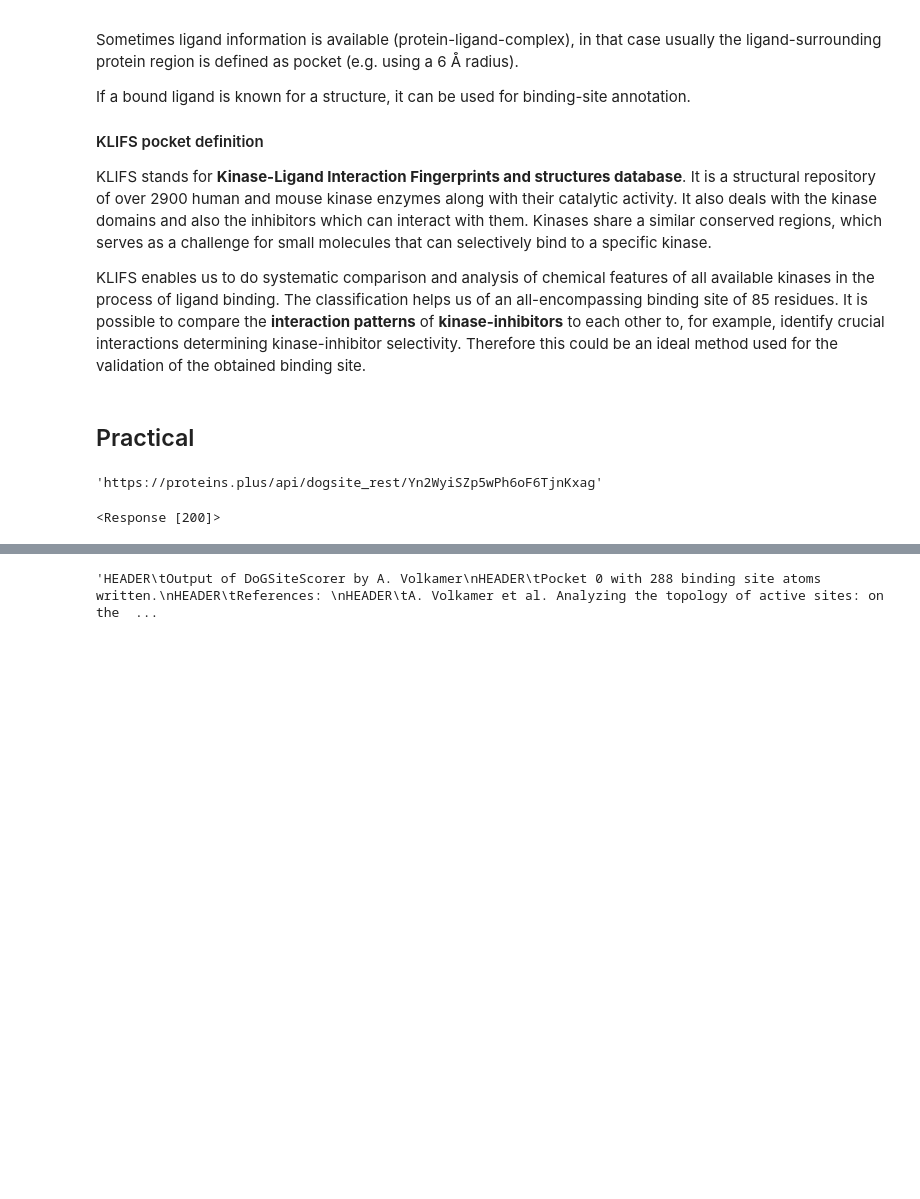
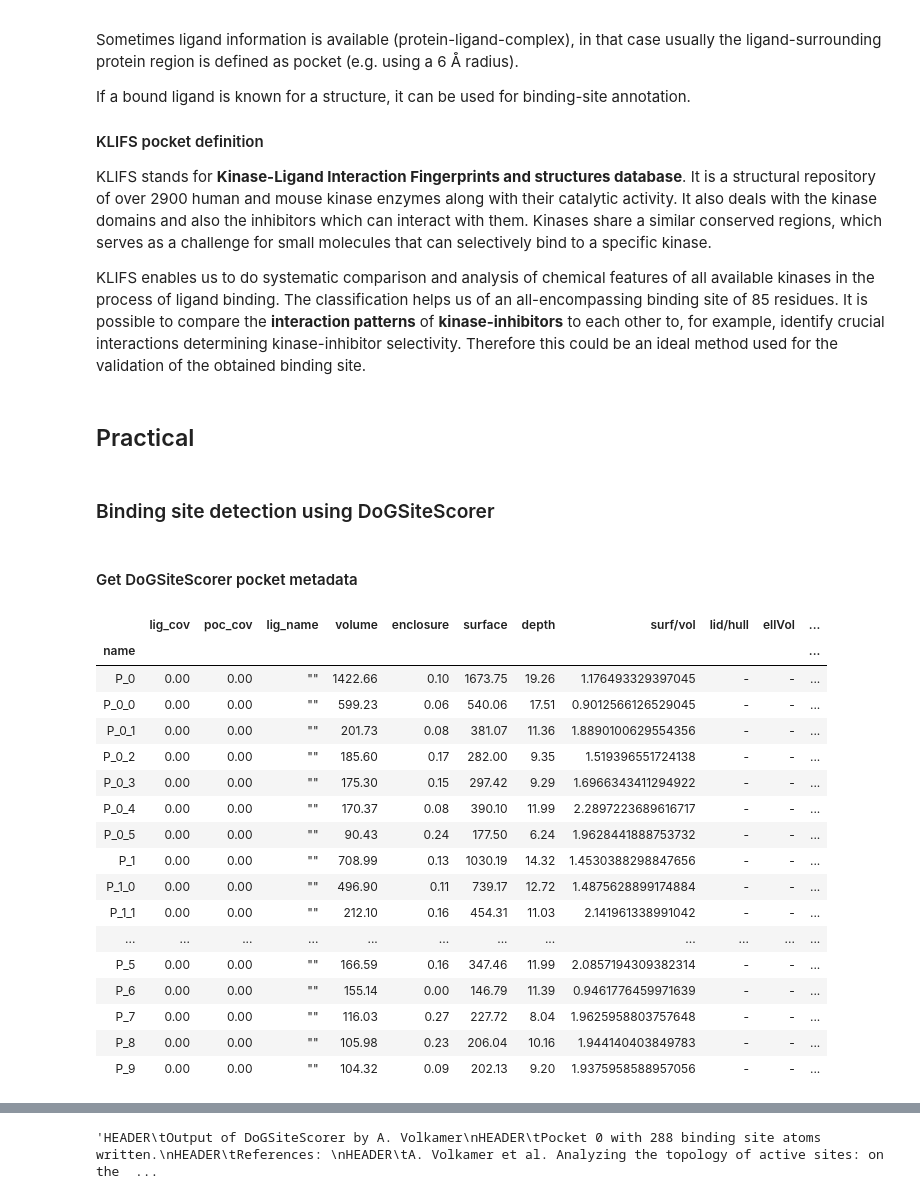
Before and after one commit to volkamerlab/TeachOpenCADD-BindingSiteDetection, a Jupyter notebook: 12_binding_site_detection.ipynb, the cells around one changed output, grey strips where cells are left out. Saved outputs shown, nothing was run; the diff lists cells and outputs as text; code cells hidden in the pictures; blank space fills up the shorter version.

Commit message:
Update talktorial 12 with DoGSiteScorer functions (discussed in meeting)

```diff
--- a/12_binding_site_detection.ipynb
+++ b/12_binding_site_detection.ipynb
@@ -185,9 +185,16 @@ import pandas as pd
 # %%
 pd.set_option('display.max_columns', None)
 pd.set_option('display.max_rows', None)
+# %% [markdown]
+### Binding site detection using DoGSiteScorer
 # %%
 def dogsite_scorer_submit_with_pdbid(pdb_code, chain_id, ligand=''):
-    """This is the official API, but they only allow PDB codes, not custom ones..."""
+    """
+    This is the official API, but they only allow PDB codes, not custom ones...
+
+    This function is taken from talktorial 11b by @jaimergp.
+    """
+
     # Submit job to proteins.plus
     r = requests.post("https://proteins.plus/api/dogsite_rest",
         json={
@@ -237,13 +248,60 @@ def dogsite_scorer_guess_binding_site(protein):
             radius = float(fields[-1])
             break
     return center, radius  # this is what we need for our Vina calculation
+# %% [markdown]
+#### Get DoGSiteScorer pocket metadata
+# %%
+def _get_result_table(pdb_id, chain, ligand=''):
+
+    # Get job location for DoGSiteScorer submission
+    job_location = dogsite_scorer_submit_with_pdbid(pdb_id, chain, ligand)
+
+    # Get job results
+    result = requests.get(job_location)
+
+    # Get result table
+    result_table = requests.get(result.json()['result_table']).text
+
+    # Split string into list of lists (=table)
+    result_table_split = [i.split('\t') for i in result_table[:-1].split('\n')]
+
+    # Remove spaces
+    result_table_split = [[j.replace(' ', '') for j in i] for i in result_table_split]
+
+    # Extract column names, index names, table body
+    column_names = result_table_split[0]
+    index_names = [i[0] for i in result_table_split[1:]]
+    table = [i[1:] for i in result_table_split[1:]]
+
+    # Convert to DataFrame
+    result_table_df = pd.DataFrame(
+        table,
+        columns=column_names[1:],
+        index=index_names
+    )
+    result_table_df.index.name = 'name'
+
+    # TODO: convert number strings to float!
+
+    return result_table_df
 # %%
-job_location = dogsite_scorer_submit_with_pdbid('3w32', 'A')
-job_location
+_get_result_table('3w32', 'A')
 # %% [output]
-'https://proteins.plus/api/dogsite_rest/Yn2WyiSZp5wPh6oF6TjnKxag'
+|  | lig_cov | poc_cov | lig_name | volume | enclosure | surface | depth | surf/vol | lid/hull | ellVol | ... |
+| name |  |  |  |  |  |  |  |  |  |  | ... |
+| P_0 | 0.00 | 0.00 | "" | 1422.66 | 0.10 | 1673.75 | 19.26 | 1.176493329397045 | - | - | ... |
+| P_0_0 | 0.00 | 0.00 | "" | 599.23 | 0.06 | 540.06 | 17.51 | 0.9012566126529045 | - | - | ... |
+| P_0_1 | 0.00 | 0.00 | "" | 201.73 | 0.08 | 381.07 | 11.36 | 1.8890100629554356 | - | - | ... |
+| P_0_2 | 0.00 | 0.00 | "" | 185.60 | 0.17 | 282.00 | 9.35 | 1.519396551724138 | - | - | ... |
+| P_0_3 | 0.00 | 0.00 | "" | 175.30 | 0.15 | 297.42 | 9.29 | 1.6966343411294922 | - | - | ... |
+| P_0_4 | 0.00 | 0.00 | "" | 170.37 | 0.08 | 390.10 | 11.99 | 2.2897223689616717 | - | - | ... |
+| P_0_5 | 0.00 | 0.00 | "" | 90.43 | 0.24 | 177.50 | 6.24 | 1.9628441888753732 | - | - | ... |
+| P_1 | 0.00 | 0.00 | "" | 708.99 | 0.13 | 1030.19 | 14.32 | 1.4530388298847656 | - | - | ... |
+| P_1_0 | 0.00 | 0.00 | "" | 496.90 | 0.11 | 739.17 | 12.72 | 1.4875628899174884 | - | - | ... |
+| P_1_1 | 0.00 | 0.00 | "" | 212.10 | 0.16 | 454.31 | 11.03 | 2.141961338991042 | - | - | ... |
+| ... | ... | ... | ... | ... | ... | ... | ... | ... | ... | ... | ... |
+| P_5 | 0.00 | 0.00 | "" | 166.59 | 0.16 | 347.46 | 11.99 | 2.0857194309382314 | - | - | ... |
+| P_6 | 0.00 | 0.00 | "" | 155.14 | 0.00 | 146.79 | 11.39 | 0.9461776459971639 | - | - | ... |
+| P_7 | 0.00 | 0.00 | "" | 116.03 | 0.27 | 227.72 | 8.04 | 1.9625958803757648 | - | - | ... |
+| P_8 | 0.00 | 0.00 | "" | 105.98 | 0.23 | 206.04 | 10.16 | 1.944140403849783 | - | - | ... |
+| P_9 | 0.00 | 0.00 | "" | 104.32 | 0.09 | 202.13 | 9.20 | 1.9375958588957056 | - | - | ... |
-# %%
-result = requests.get(job_location)
-result
-# %% [output]
-<Response [200]>
```
Also changed, not shown: parts of 21 cells of this notebook.
